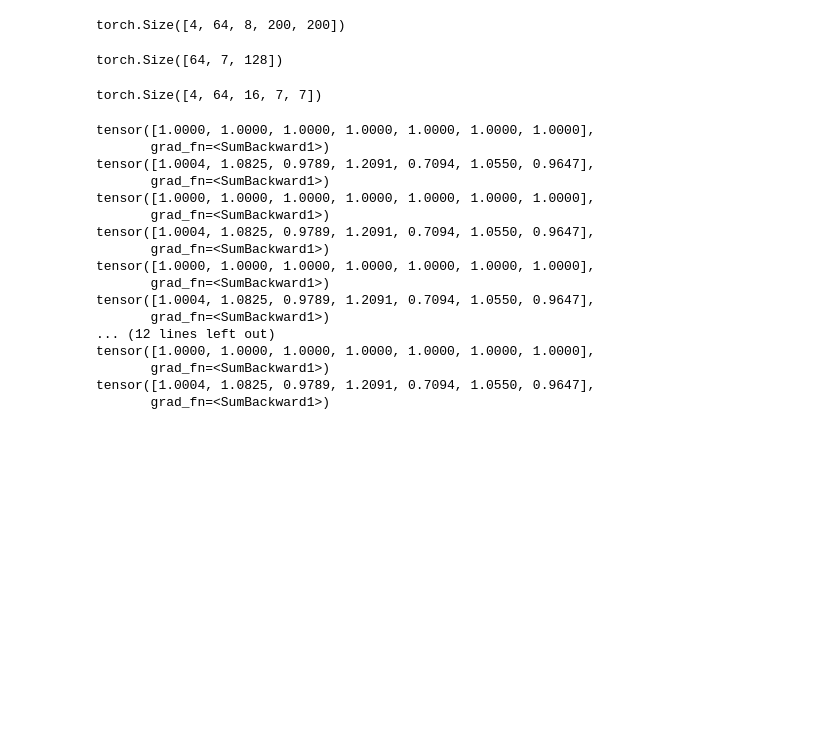
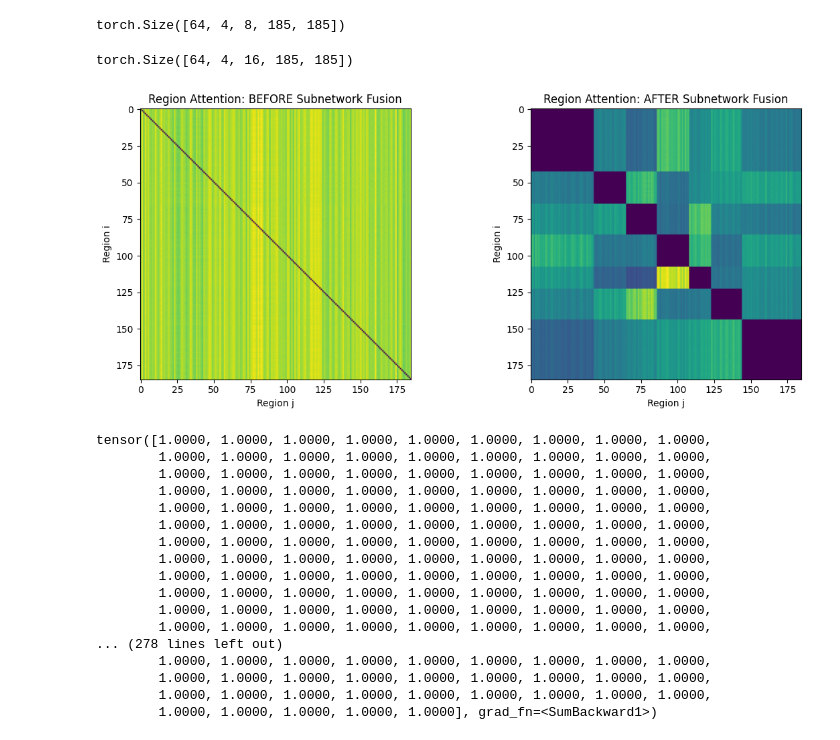
Before and after one commit to broccubali/AutisticAdventures, a Jupyter notebook: src/stepone.ipynb, the cells around one changed output. Cells and saved outputs as stored; diff of their text form; code cells hidden in the pictures; blank space fills up the shorter version.

```diff
--- a/src/stepone.ipynb
+++ b/src/stepone.ipynb
@@ -236,9 +228,9 @@ torch.Size([4, 64, 8, 7, 7])
 # %%
 b = next(iter(train_loader))[0]
-model1 = RegionEncoder(200, 256, 128, 8, 4)
+model1 = RegionEncoder(185, 256, 128, 8, 4)
 model1(b)[1].shape
 # %% [output]
-torch.Size([4, 64, 8, 200, 200])
+torch.Size([64, 4, 8, 185, 185])
 # %%
 class StepOne(nn.Module):
     def __init__(self, input_dim, hidden_dim, embd_dim, num_heads, num_layers):
@@ -266,32 +283,50 @@ class StepOne(nn.Module):
 # %%
-model = StepOne(200, 256, 128, 16, 4)
-model(next(iter(train_loader)))[1].shape
+model = StepOne(185, 256, 128, 16, 4)
+a = model(next(iter(train_loader)))[2]
+a.shape
 # %% [output]
-torch.Size([64, 7, 128])
+torch.Size([64, 4, 16, 185, 185])
-# %%
-x = model(next(iter(train_loader)))[1][1]
-x.shape
-# %% [output]
-torch.Size([4, 64, 16, 7, 7])
+# %%
+import matplotlib.pyplot as plt
+
+b, l, h = 1, 0, 0
+attn_before = x[b, l, h].detach().cpu().numpy()
+attn_after = result[b, l, h].detach().cpu().numpy()
+fig, axs = plt.subplots(1, 2, figsize=(12, 5))
+
+axs[0].imshow(attn_before, cmap="viridis")
+axs[0].set_title("Region Attention: BEFORE Subnetwork Fusion")
+axs[0].set_xlabel("Region j")
+axs[0].set_ylabel("Region i")
+
+axs[1].imshow(attn_after, cmap="viridis")
+axs[1].set_title("Region Attention: AFTER Subnetwork Fusion")
+axs[1].set_xlabel("Region j")
+axs[1].set_ylabel("Region i")
+
+plt.tight_layout()
+plt.show()
+# %% [output]
+[figure, added]
 # %%
 for i in range(7):
-    print(x[0][0][0].sum(dim=1))
-    print(x[0][0][0].sum(dim=0))
+    print(a[0][0][0].sum(dim=1))
+    print(a[0][0][0].sum(dim=0))
 # %% [output]
-tensor([1.0000, 1.0000, 1.0000, 1.0000, 1.0000, 1.0000, 1.0000],
-       grad_fn=<SumBackward1>)
-tensor([1.0004, 1.0825, 0.9789, 1.2091, 0.7094, 1.0550, 0.9647],
-       grad_fn=<SumBackward1>)
-tensor([1.0000, 1.0000, 1.0000, 1.0000, 1.0000, 1.0000, 1.0000],
-       grad_fn=<SumBackward1>)
-tensor([1.0004, 1.0825, 0.9789, 1.2091, 0.7094, 1.0550, 0.9647],
-       grad_fn=<SumBackward1>)
-tensor([1.0000, 1.0000, 1.0000, 1.0000, 1.0000, 1.0000, 1.0000],
-       grad_fn=<SumBackward1>)
-tensor([1.0004, 1.0825, 0.9789, 1.2091, 0.7094, 1.0550, 0.9647],
-       grad_fn=<SumBackward1>)
-... (12 lines left out)
-tensor([1.0000, 1.0000, 1.0000, 1.0000, 1.0000, 1.0000, 1.0000],
-       grad_fn=<SumBackward1>)
-tensor([1.0004, 1.0825, 0.9789, 1.2091, 0.7094, 1.0550, 0.9647],
-       grad_fn=<SumBackward1>)
+tensor([1.0000, 1.0000, 1.0000, 1.0000, 1.0000, 1.0000, 1.0000, 1.0000, 1.0000,
+        1.0000, 1.0000, 1.0000, 1.0000, 1.0000, 1.0000, 1.0000, 1.0000, 1.0000,
+        1.0000, 1.0000, 1.0000, 1.0000, 1.0000, 1.0000, 1.0000, 1.0000, 1.0000,
+        1.0000, 1.0000, 1.0000, 1.0000, 1.0000, 1.0000, 1.0000, 1.0000, 1.0000,
+        1.0000, 1.0000, 1.0000, 1.0000, 1.0000, 1.0000, 1.0000, 1.0000, 1.0000,
+        1.0000, 1.0000, 1.0000, 1.0000, 1.0000, 1.0000, 1.0000, 1.0000, 1.0000,
+        1.0000, 1.0000, 1.0000, 1.0000, 1.0000, 1.0000, 1.0000, 1.0000, 1.0000,
+        1.0000, 1.0000, 1.0000, 1.0000, 1.0000, 1.0000, 1.0000, 1.0000, 1.0000,
+        1.0000, 1.0000, 1.0000, 1.0000, 1.0000, 1.0000, 1.0000, 1.0000, 1.0000,
+        1.0000, 1.0000, 1.0000, 1.0000, 1.0000, 1.0000, 1.0000, 1.0000, 1.0000,
+        1.0000, 1.0000, 1.0000, 1.0000, 1.0000, 1.0000, 1.0000, 1.0000, 1.0000,
+        1.0000, 1.0000, 1.0000, 1.0000, 1.0000, 1.0000, 1.0000, 1.0000, 1.0000,
+... (278 lines left out)
+        1.0000, 1.0000, 1.0000, 1.0000, 1.0000, 1.0000, 1.0000, 1.0000, 1.0000,
+        1.0000, 1.0000, 1.0000, 1.0000, 1.0000, 1.0000, 1.0000, 1.0000, 1.0000,
+        1.0000, 1.0000, 1.0000, 1.0000, 1.0000, 1.0000, 1.0000, 1.0000, 1.0000,
+        1.0000, 1.0000, 1.0000, 1.0000, 1.0000], grad_fn=<SumBackward1>)
```
Also changed, not shown: parts of 14 cells of this notebook, 1 other file.
